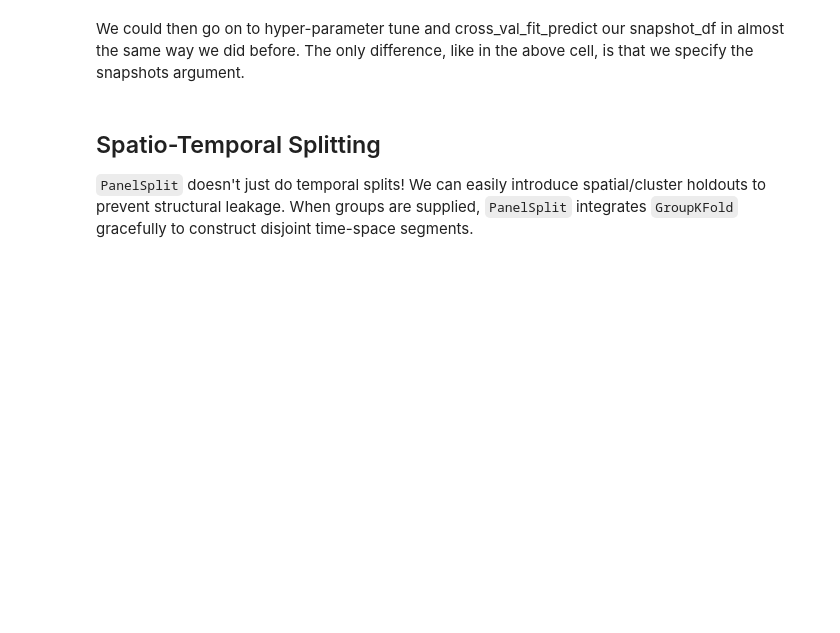
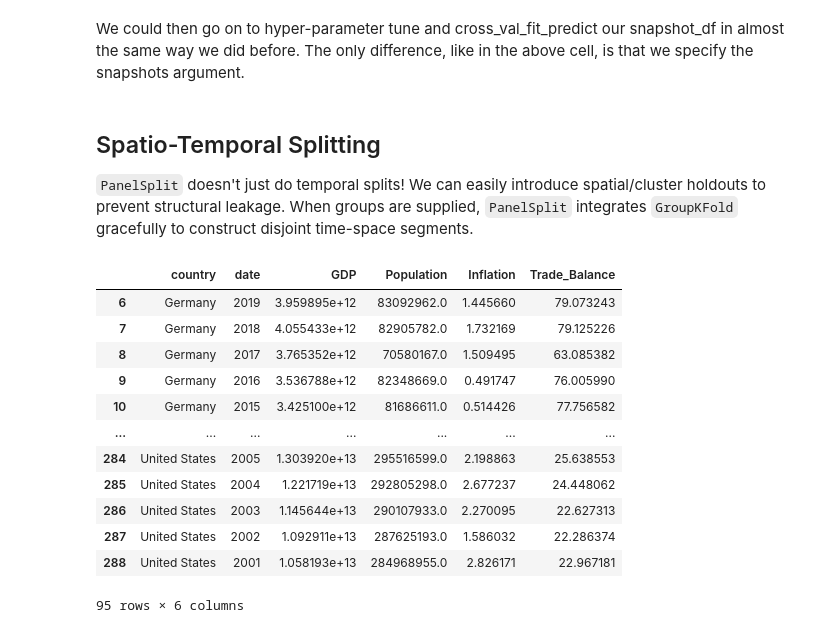
Before and after one commit to 4Freye/panelsplit, a Jupyter notebook: examples/An introduction to PanelSplit.ipynb, the cells around one changed output. Drawn from its saved outputs; the diff is of its cells as text; code cells hidden in the pictures; blank space fills up the shorter version.

```diff
--- a/examples/An introduction to PanelSplit.ipynb
+++ b/examples/An introduction to PanelSplit.ipynb
@@ -239,4 +239,20 @@ We could then go on to hyper-parameter tune and cross_val_fit_predict our snapsh
 # %% [markdown]
 ## Spatio-Temporal Splitting
 `PanelSplit` doesn't just do temporal splits! We can easily introduce spatial/cluster holdouts to prevent structural leakage. When groups are supplied, `PanelSplit` integrates `GroupKFold` gracefully to construct disjoint time-space segments.
+# %%
+df
+# %% [output]
+|  | country | date | GDP | Population | Inflation | Trade_Balance |
+| 6 | Germany | 2019 | 3.959895e+12 | 83092962.0 | 1.445660 | 79.073243 |
+| 7 | Germany | 2018 | 4.055433e+12 | 82905782.0 | 1.732169 | 79.125226 |
+| 8 | Germany | 2017 | 3.765352e+12 | 70580167.0 | 1.509495 | 63.085382 |
+| 9 | Germany | 2016 | 3.536788e+12 | 82348669.0 | 0.491747 | 76.005990 |
+| 10 | Germany | 2015 | 3.425100e+12 | 81686611.0 | 0.514426 | 77.756582 |
+| ... | ... | ... | ... | ... | ... | ... |
+| 284 | United States | 2005 | 1.303920e+13 | 295516599.0 | 2.198863 | 25.638553 |
+| 285 | United States | 2004 | 1.221719e+13 | 292805298.0 | 2.677237 | 24.448062 |
+| 286 | United States | 2003 | 1.145644e+13 | 290107933.0 | 2.270095 | 22.627313 |
+| 287 | United States | 2002 | 1.092911e+13 | 287625193.0 | 1.586032 | 22.286374 |
+| 288 | United States | 2001 | 1.058193e+13 | 284968955.0 | 2.826171 | 22.967181 |
+95 rows × 6 columns
 # %%
```
Also changed, not shown: parts of 5 cells of this notebook, 4 other files.
